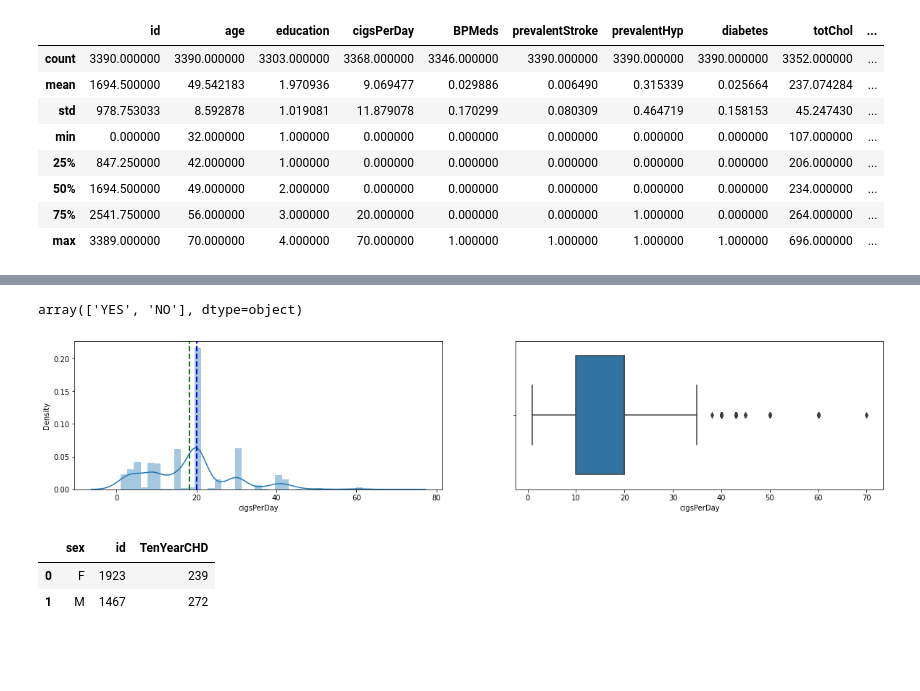
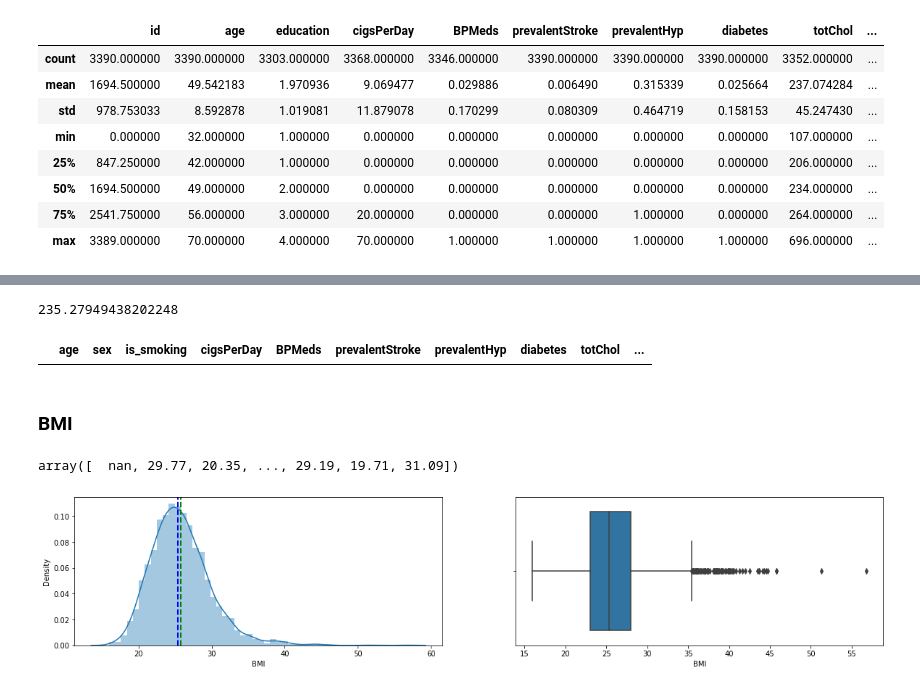
Before and after one commit to solankinitin1210/Capstone-Project-Cardiovascular-Risk-Prediction, a Jupyter notebook: Cardiovascular_Risk_Prediction_Capstone_Project.ipynb, the cells around one changed output, grey strips where cells are left out. Drawn from its saved outputs; the diff is of its cells as text; code cells hidden in the pictures; blank space fills up the shorter version.

```diff
--- a/Cardiovascular_Risk_Prediction_Capstone_Project.ipynb
+++ b/Cardiovascular_Risk_Prediction_Capstone_Project.ipynb
@@ -120,4 +211,18 @@ df.describe()
+# %%
+df['totChol'].median()
+# %% [output]
+235.27949438202248
+# %%
+# Fill the null values with median
+df['totChol'].fillna(df['totChol'].median(),inplace=True)
+# %%
+#Verify that filling done successfull
+df[df['totChol'].isna()]
+# %% [output]
+|  | age | sex | is_smoking | cigsPerDay | BPMeds | prevalentStroke | prevalentHyp | diabetes | totChol | ... |
+# %% [markdown]
+### BMI
 # %%
-df['is_smoking'].unique()
+df['BMI'].unique()
 # %% [output]
-array(['YES', 'NO'], dtype=object)
+array([  nan, 29.77, 20.35, ..., 29.19, 19.71, 31.09])
@@ -126,11 +228,0 @@ x= df[df['is_smoking']=='YES'].cigsPerDay
-# %%
-plt.figure(figsize = (20,40))
-plt.subplot(9,2,1)
-sns.distplot(x)
-plt.axvline(x.mean(), color='green', linestyle='dashed', linewidth=2)
-plt.axvline(x.median(), color='blue', linestyle='dashed', linewidth=2)
-plt.subplot(9,2,2)
-sns.boxplot(x)
-plt.show()
-# %% [output]
-[figure, removed]
@@ -139,6 +229,5 @@ df.drop(columns=['id','education'],inplace=True)
-# %%
-df.groupby('sex').agg({'id':'count', 'TenYearCHD': 'sum'}).reset_index()
-# %% [output]
-|  | sex | id | TenYearCHD |
-| 0 | F | 1923 | 239 |
-| 1 | M | 1467 | 272 |
+# %%
+# Plot the Data distribution chart for column
+dist_chart(df['BMI'])
+# %% [output]
+[figure, added]
```
Also changed, not shown: parts of 52 cells of this notebook.
